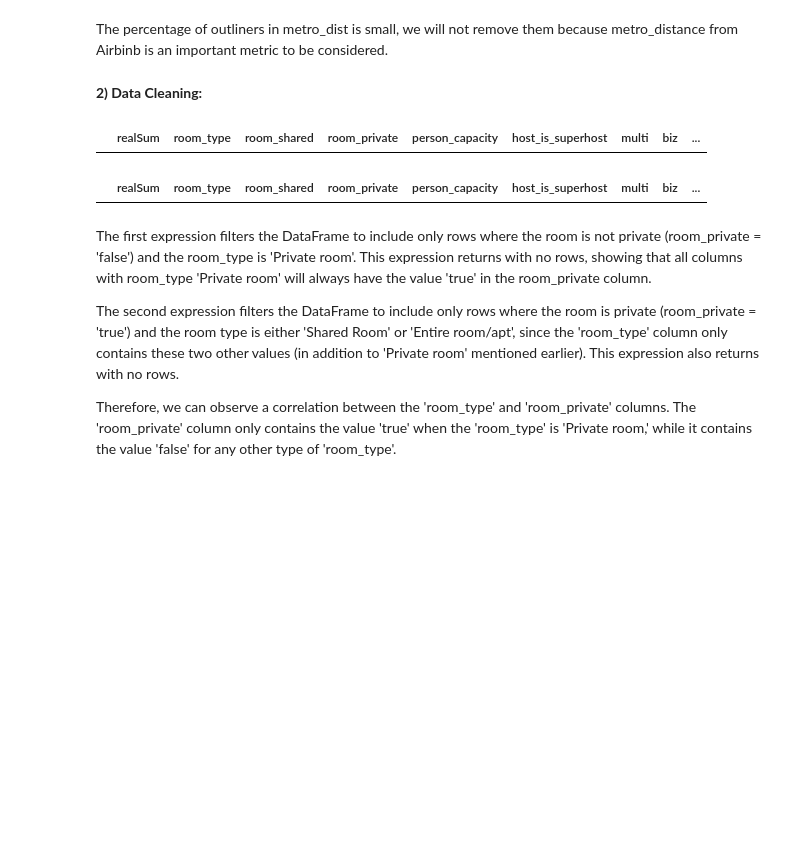
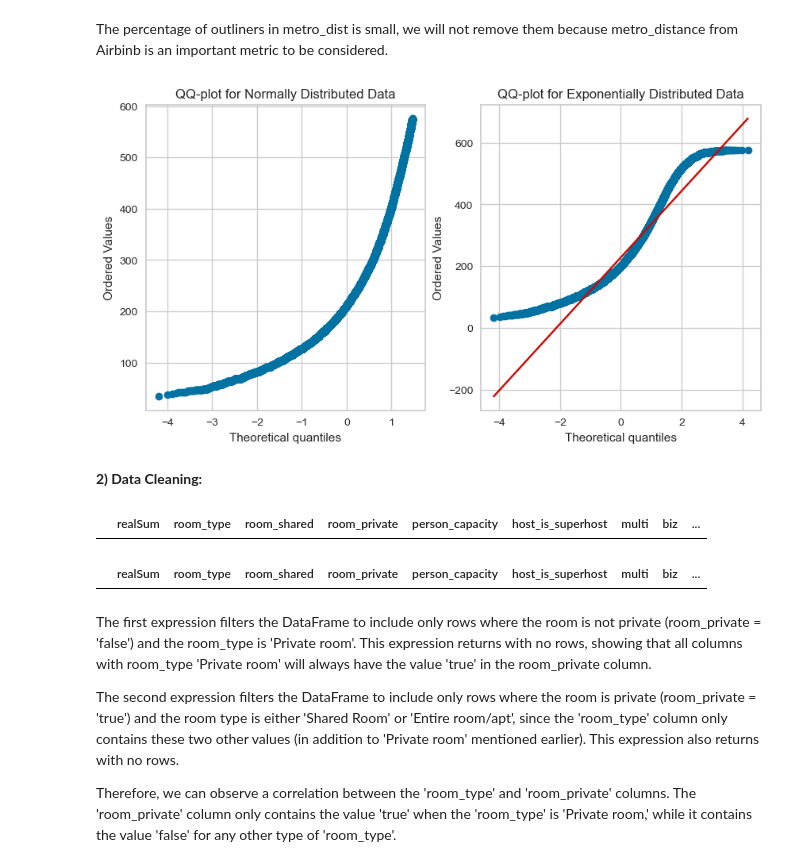
Before and after one commit to AlySemsem/ML_Project, a Jupyter notebook: ML_Project_v2.ipynb, the cells around one changed output. Drawn from its saved outputs; the diff is of its cells as text; code cells hidden in the pictures; blank space fills up the shorter version.

```diff
--- a/ML_Project_v2.ipynb
+++ b/ML_Project_v2.ipynb
@@ -197,5 +197,23 @@ Number of records with outliers: 5051
 # %% [markdown]
 The percentage of outliners in metro_dist is small, we will not remove them because metro_distance from Airbinb is an important metric to be considered.
+# %%
+# create a figure with two subplots
+from scipy import stats
+
+
+fig, axs = plt.subplots(1, 2, figsize=(10, 5))
+
+# plot the QQ-plot for normal_data
+stats.probplot(df.realSum, plot=axs[0])
+axs[0].set_title('QQ-plot for Normally Distributed Data')
+
+# plot the QQ-plot for other_data
+stats.probplot(df_clean.realSum, plot=axs[1])
+axs[1].set_title('QQ-plot for Exponentially Distributed Data')
+
+plt.show()
+# %% [output]
+[figure, added]
 # %% [markdown]
 **2) Data Cleaning:**
 # %%
```
Also changed, not shown: parts of 47 cells of this notebook.
